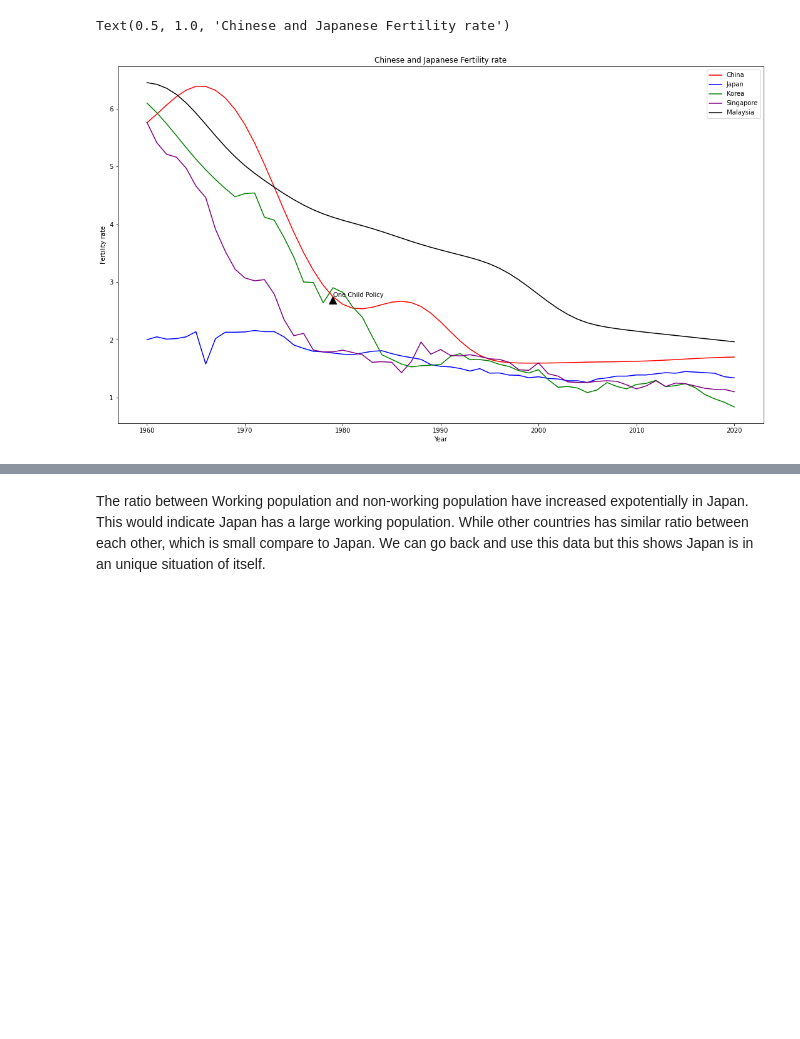
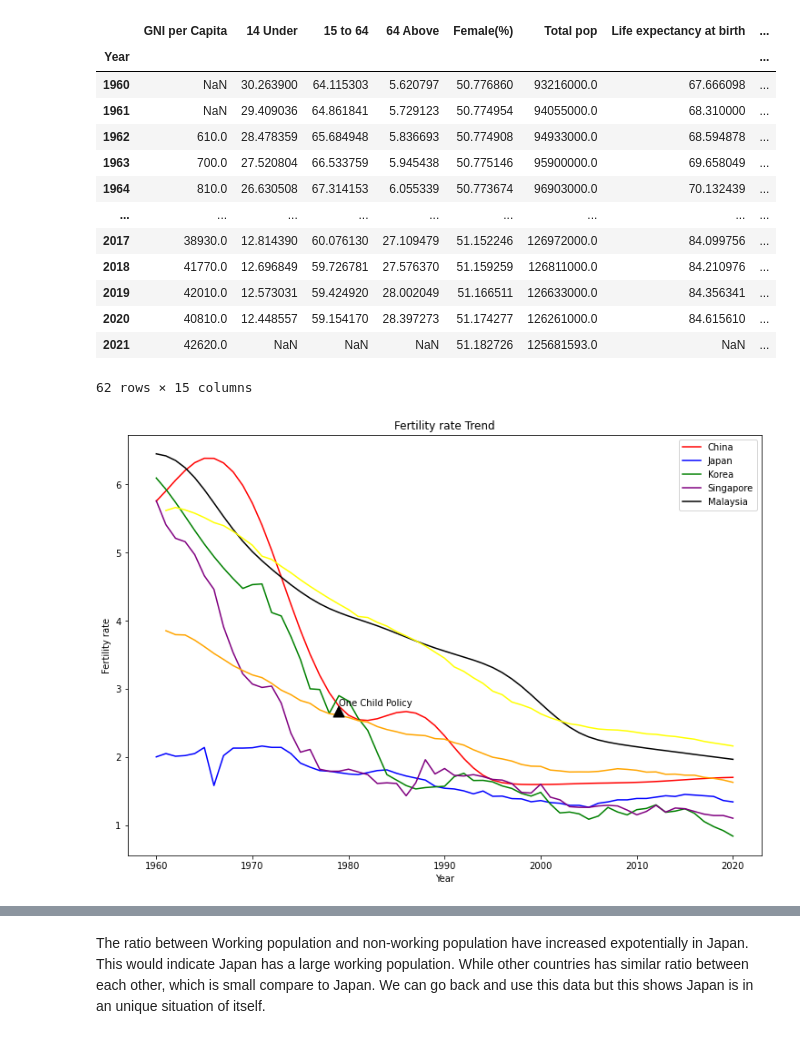
Before and after one commit to SangHyuNBack/2nd-Capstone-Project, a Jupyter notebook: EDA.ipynb, the cells around one changed output, grey strips where cells are left out. Saved outputs shown, nothing was run; the diff lists cells and outputs as text; code cells hidden in the pictures; blank space fills up the shorter version.

```diff
--- a/EDA.ipynb
+++ b/EDA.ipynb
@@ -9,8 +12,12 @@ China = pd.read_csv('Cleaned Data/China.csv')
 Korea = pd.read_csv('Cleaned Data/Korea.csv')
 Singapore = pd.read_csv('Cleaned Data/Singapore.CSV')
 Malaysia = pd.read_csv('Cleaned Data/Malaysia.CSV')
+Highincome = pd.read_csv('Cleaned Data/Highincome_DF.CSV')
+UpperMidincome = pd.read_csv('Cleaned Data/UpperMidincome_DF.CSV')
 Japan.set_index('Year', inplace = True)
 China.set_index('Year', inplace = True)
 Korea.set_index('Year', inplace = True)
 Singapore.set_index('Year', inplace = True)
 Malaysia.set_index('Year', inplace = True)
+Highincome.set_index('Year', inplace = True)
+UpperMidincome.set_index('Year', inplace = True)
@@ -34,18 +24,34 @@ Korea
 # %%
 #Fertility rate between two countries and global average
 fig, ax = plt.subplots()
-fig.set_size_inches(18.5, 10.5)
+fig.set_size_inches(12.5, 8.5)
 ax.plot(China['Fertility rate, total (births per woman)'], 'red')
 ax.annotate('One Child Policy', xy = (1979, 2.745), arrowprops=dict(facecolor='black'))
 ax.plot(Japan['Fertility rate, total (births per woman)'], 'blue')
 ax.plot(Korea['Fertility rate, total (births per woman)'], 'green')
 ax.plot(Singapore['Fertility rate, total (births per woman)'], 'purple')
 ax.plot(Malaysia['Fertility rate, total (births per woman)'], 'black')
+ax.plot(Highincome['Fertility rate, total (births per woman)'], 'orange')
+ax.plot(UpperMidincome['Fertility rate, total (births per woman)'], 'yellow')
 ax.legend(['China', 'Japan', 'Korea', 'Singapore', 'Malaysia'])
 ax.set_xlabel('Year')
 ax.set_ylabel('Fertility rate')
-ax.set_title('Chinese and Japanese Fertility rate')
+ax.set_title('Fertility rate Trend')
+Japan
 # %% [output]
+|  | GNI per Capita | 14 Under | 15 to 64 | 64 Above | Female(%) | Total pop | Life expectancy at birth | ... |
+| Year |  |  |  |  |  |  |  | ... |
+| 1960 | NaN | 30.263900 | 64.115303 | 5.620797 | 50.776860 | 93216000.0 | 67.666098 | ... |
+| 1961 | NaN | 29.409036 | 64.861841 | 5.729123 | 50.774954 | 94055000.0 | 68.310000 | ... |
+| 1962 | 610.0 | 28.478359 | 65.684948 | 5.836693 | 50.774908 | 94933000.0 | 68.594878 | ... |
+| 1963 | 700.0 | 27.520804 | 66.533759 | 5.945438 | 50.775146 | 95900000.0 | 69.658049 | ... |
+| 1964 | 810.0 | 26.630508 | 67.314153 | 6.055339 | 50.773674 | 96903000.0 | 70.132439 | ... |
+| ... | ... | ... | ... | ... | ... | ... | ... | ... |
+| 2017 | 38930.0 | 12.814390 | 60.076130 | 27.109479 | 51.152246 | 126972000.0 | 84.099756 | ... |
+| 2018 | 41770.0 | 12.696849 | 59.726781 | 27.576370 | 51.159259 | 126811000.0 | 84.210976 | ... |
+| 2019 | 42010.0 | 12.573031 | 59.424920 | 28.002049 | 51.166511 | 126633000.0 | 84.356341 | ... |
+| 2020 | 40810.0 | 12.448557 | 59.154170 | 28.397273 | 51.174277 | 126261000.0 | 84.615610 | ... |
+| 2021 | 42620.0 | NaN | NaN | NaN | 51.182726 | 125681593.0 | NaN | ... |
-Text(0.5, 1.0, 'Chinese and Japanese Fertility rate')
+62 rows × 15 columns
-[figure, old version]
+[figure, new version]
 # %%
```
Also changed, not shown: parts of 32 cells of this notebook, 3 other files.
